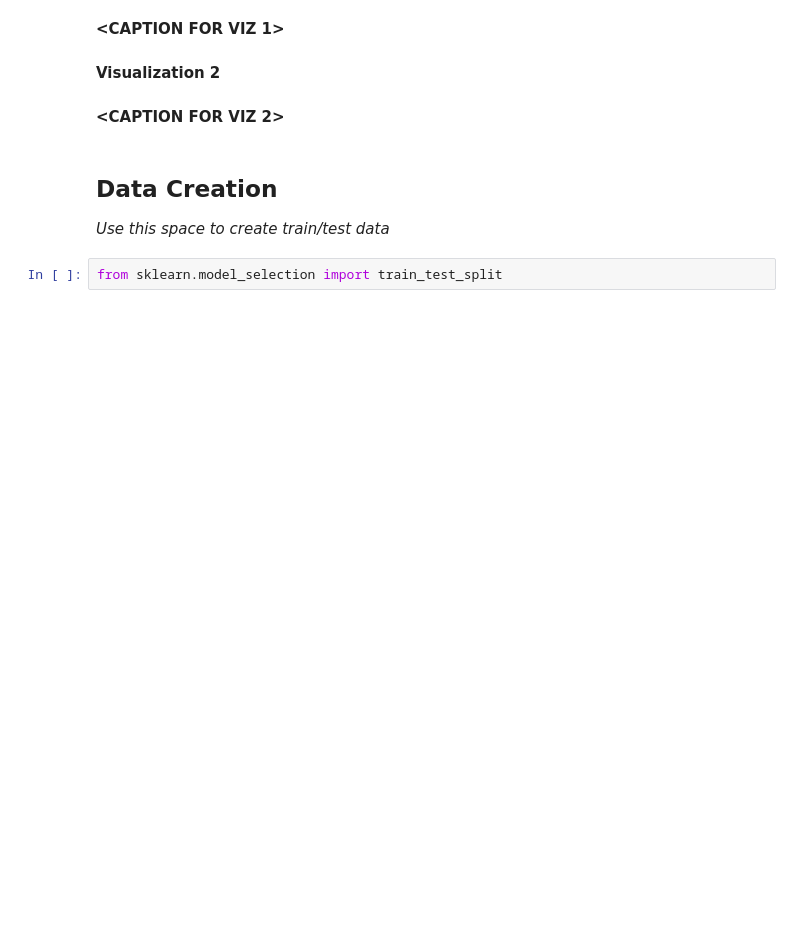
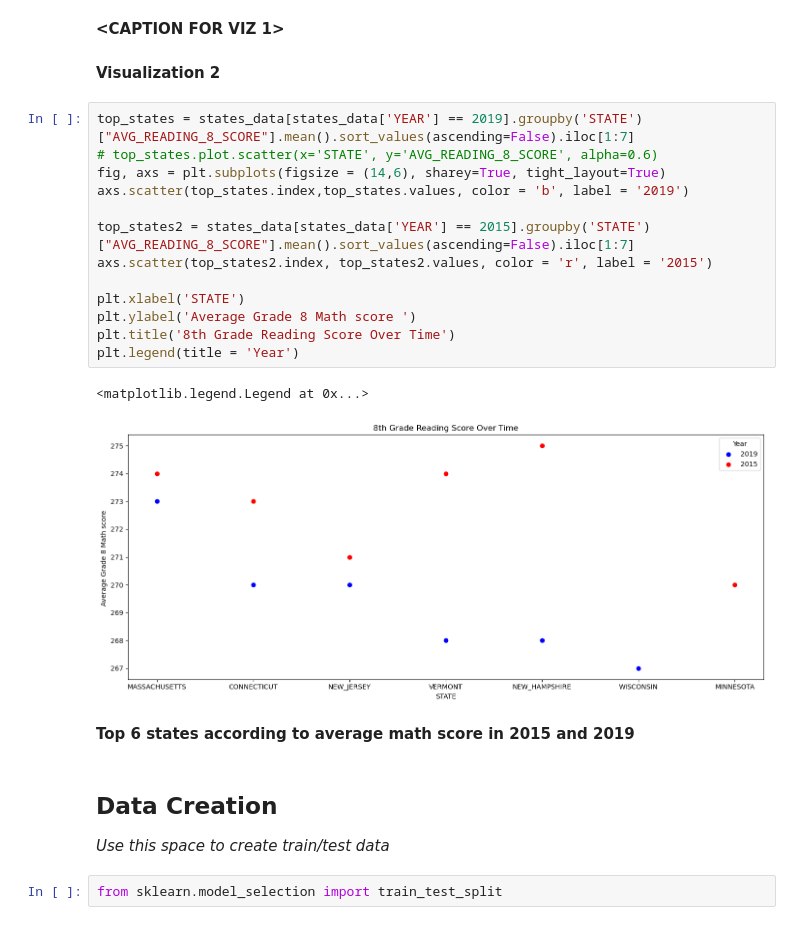
Before and after one commit to merjemmm/MDST, a Jupyter notebook: checkpoint1.ipynb, the cells around one changed output. Saved outputs shown, nothing was run; the diff lists cells and outputs as text; blank space fills up the shorter version.

```diff
--- a/checkpoint1.ipynb
+++ b/checkpoint1.ipynb
@@ -106,8 +160,24 @@ Investigate the relationship between your chosen response variable and at least
 **<CAPTION FOR VIZ 1>**
 # %% [markdown]
 **Visualization 2**
-# %% [markdown]
-**<CAPTION FOR VIZ 2>**
+# %%
+top_states = states_data[states_data['YEAR'] == 2019].groupby('STATE')["AVG_READING_8_SCORE"].mean().sort_values(ascending=False).iloc[1:7]
+# top_states.plot.scatter(x='STATE', y='AVG_READING_8_SCORE', alpha=0.6)
+fig, axs = plt.subplots(figsize = (14,6), sharey=True, tight_layout=True)
+axs.scatter(top_states.index,top_states.values, color = 'b', label = '2019')
+
+top_states2 = states_data[states_data['YEAR'] == 2015].groupby('STATE')["AVG_READING_8_SCORE"].mean().sort_values(ascending=False).iloc[1:7]
+axs.scatter(top_states2.index, top_states2.values, color = 'r', label = '2015')
+
+plt.xlabel('STATE')
+plt.ylabel('Average Grade 8 Math score ')
+plt.title('8th Grade Reading Score Over Time')
+plt.legend(title = 'Year')
+# %% [output]
+<matplotlib.legend.Legend at 0x...>
+[figure, added]
+# %% [markdown]
+**Top 6 states according to average math score in 2015 and 2019**
 # %% [markdown]
 <h2> Data Creation </h2>
 
```
Also changed, not shown: parts of 18 cells of this notebook.
